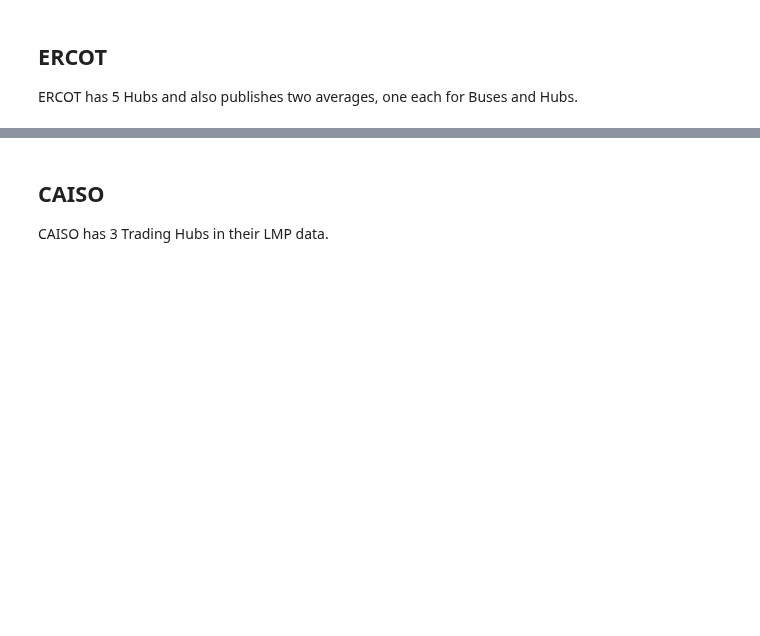
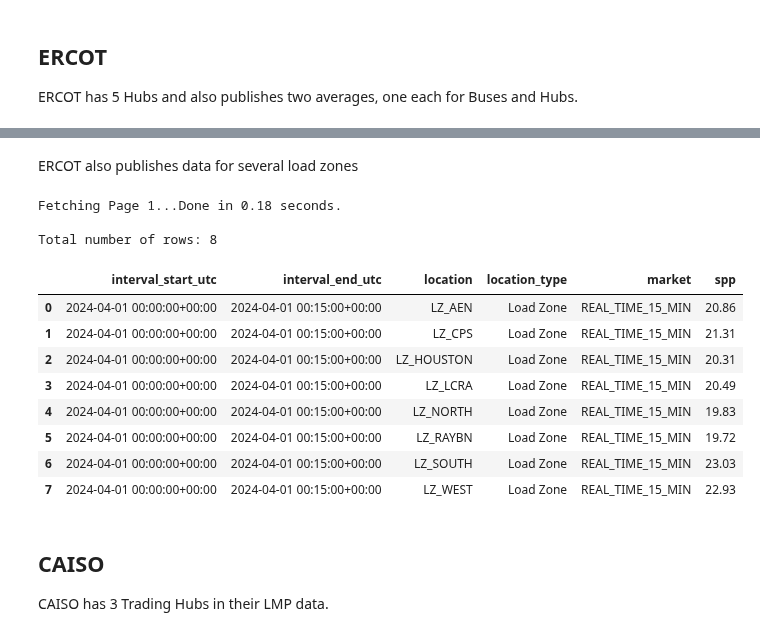
Before and after one commit to gridstatus/gridstatusio, a Jupyter notebook: Examples/ISO Hubs.ipynb, the cells around one changed output, grey strips where cells are left out. Saved outputs shown, nothing was run; the diff lists cells and outputs as text; code cells hidden in the pictures; blank space fills up the shorter version.

```diff
--- a/Examples/ISO Hubs.ipynb
+++ b/Examples/ISO Hubs.ipynb
@@ -77,6 +77,30 @@ Total number of rows: 7
 | 4 | 2024-04-01 00:00:00+00:00 | 2024-04-01 00:15:00+00:00 | HB_PAN | Trading Hub | REAL_TIME_15_MIN | 11.57 |
 | 5 | 2024-04-01 00:00:00+00:00 | 2024-04-01 00:15:00+00:00 | HB_SOUTH | Trading Hub | REAL_TIME_15_MIN | 19.39 |
 | 6 | 2024-04-01 00:00:00+00:00 | 2024-04-01 00:15:00+00:00 | HB_WEST | Trading Hub | REAL_TIME_15_MIN | 20.98 |
+# %% [markdown]
+ERCOT also publishes data for several load zones
+# %%
+df_ercot_zones = client.get_dataset(
+    dataset="ercot_spp_real_time_15_min",
+    start="2024-04-01 00:00",
+    end="2024-04-01 00:15",
+    filter_column="location_type",
+    filter_value="Load Zone",
+)
+df_ercot_zones
+# %% [output]
+Fetching Page 1...Done in 0.18 seconds.
+
+Total number of rows: 8
+|  | interval_start_utc | interval_end_utc | location | location_type | market | spp |
+| 0 | 2024-04-01 00:00:00+00:00 | 2024-04-01 00:15:00+00:00 | LZ_AEN | Load Zone | REAL_TIME_15_MIN | 20.86 |
+| 1 | 2024-04-01 00:00:00+00:00 | 2024-04-01 00:15:00+00:00 | LZ_CPS | Load Zone | REAL_TIME_15_MIN | 21.31 |
+| 2 | 2024-04-01 00:00:00+00:00 | 2024-04-01 00:15:00+00:00 | LZ_HOUSTON | Load Zone | REAL_TIME_15_MIN | 20.31 |
+| 3 | 2024-04-01 00:00:00+00:00 | 2024-04-01 00:15:00+00:00 | LZ_LCRA | Load Zone | REAL_TIME_15_MIN | 20.49 |
+| 4 | 2024-04-01 00:00:00+00:00 | 2024-04-01 00:15:00+00:00 | LZ_NORTH | Load Zone | REAL_TIME_15_MIN | 19.83 |
+| 5 | 2024-04-01 00:00:00+00:00 | 2024-04-01 00:15:00+00:00 | LZ_RAYBN | Load Zone | REAL_TIME_15_MIN | 19.72 |
+| 6 | 2024-04-01 00:00:00+00:00 | 2024-04-01 00:15:00+00:00 | LZ_SOUTH | Load Zone | REAL_TIME_15_MIN | 23.03 |
+| 7 | 2024-04-01 00:00:00+00:00 | 2024-04-01 00:15:00+00:00 | LZ_WEST | Load Zone | REAL_TIME_15_MIN | 22.93 |
 # %% [markdown]
 ## CAISO
 CAISO has 3 Trading Hubs in their LMP data.
```
Also changed, not shown: parts of 14 cells of this notebook, 1 other file.
